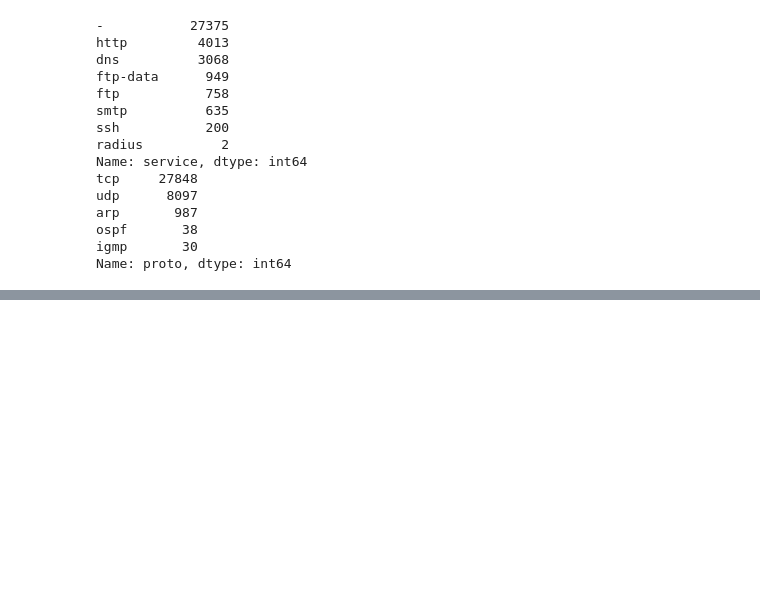
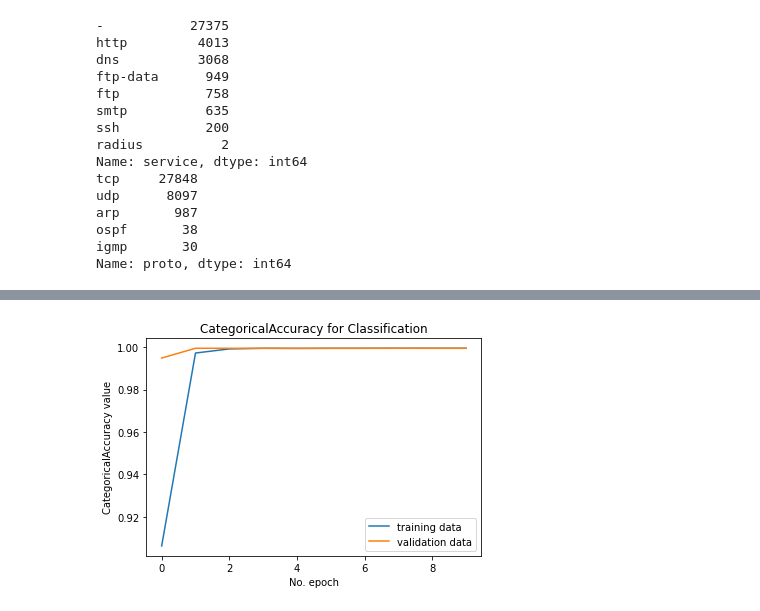
Before and after one commit to soujanyakd/Project_CNN_RNN, a Jupyter notebook: UNSW_CNN.ipynb, the cells around one changed output, grey strips where cells are left out. Saved outputs shown, nothing was run; the diff lists cells and outputs as text; code cells hidden in the pictures; blank space fills up the shorter version.

```diff
--- a/UNSW_CNN.ipynb
+++ b/UNSW_CNN.ipynb
@@ -433,0 +444,10 @@ Epoch 10/10
+# %%
+plt.plot(history.history['categorical_accuracy'], label='training data')
+plt.plot(history.history['val_categorical_accuracy'], label='validation data')
+plt.title('CategoricalAccuracy for Classification')
+plt.ylabel('CategoricalAccuracy value')
+plt.xlabel('No. epoch')
+plt.legend(loc="lower right")
+plt.show()
+# %% [output]
+[figure, added]
```
Also changed, not shown: parts of 13 cells of this notebook.
